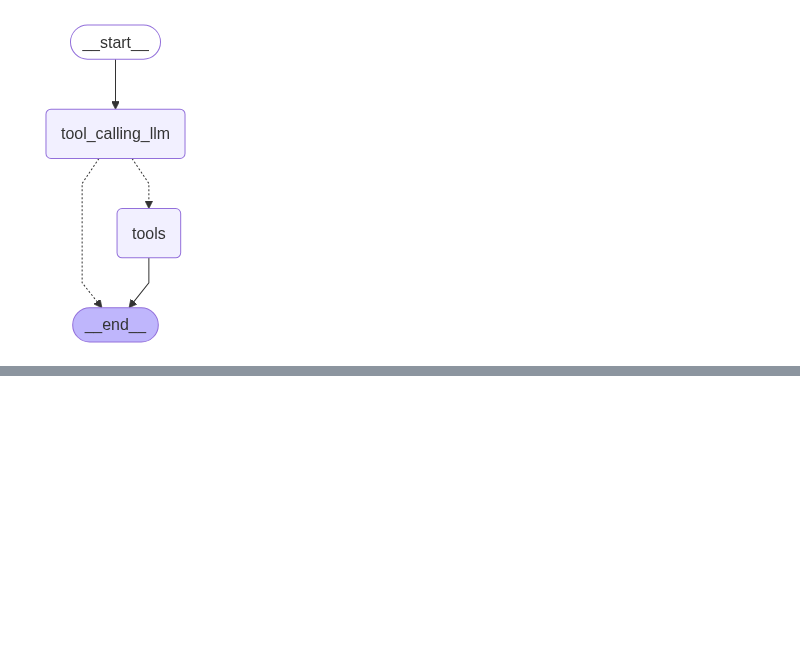
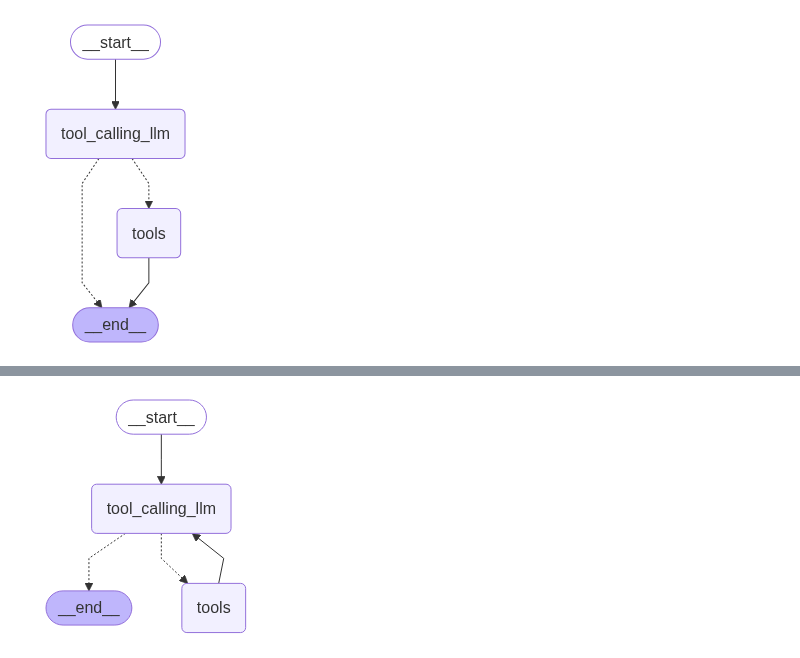
Before and after one commit to drigger091/AGENTIC_FRAMEWORK, a Jupyter notebook: Basic_chatbot/1_basic_chatbot.ipynb, the cells around one changed output, grey strips where cells are left out. Drawn from its saved outputs; the diff is of its cells as text; code cells hidden in the pictures; blank space fills up the shorter version.

```diff
--- a/Basic_chatbot/1_basic_chatbot.ipynb
+++ b/Basic_chatbot/1_basic_chatbot.ipynb
@@ -133,8 +133,24 @@ def multiply(a:int,b:int) -> int:
 
     """
     return a * b
+# %%
+
+
+#custom function node
+
+def count_characters(text: str) -> int:
+    """
+    Count the number of characters in a string
+
+    Args:
+        text (str): The input string
+
+    Returns:
+        int: Number of characters in the string
+    """
+    return len(text)
 # %%
-tools = [tool, multiply]
+tools = [tool, multiply,count_characters]
 # %%
 
 
@@ -230,0 +241,36 @@ null
+# %%
+ # React Agent architecture
+## stategraph with tools
+from langgraph.graph import StateGraph, START, END
+from langgraph.prebuilt import ToolNode , tools_condition
+
+
+
+
+def tool_calling_llm(state:State):
+    return{"messages":[llm_with_tools.invoke(state["messages"])]}
+
+builder = StateGraph(State)
+builder.add_node("tool_calling_llm", tool_calling_llm)
+builder.add_node("tools" , ToolNode(tools))
+
+
+#add edges
+builder.add_edge(START, "tool_calling_llm")
+builder.add_conditional_edges(
+    "tool_calling_llm",
+    tools_condition  # this checks if the message contains a tool call
+
+    # if the latest message contains a tool call, it will go to the tools node
+    # otherwise it will go to the END node
+)
+
+builder.add_edge("tools", "tool_calling_llm")
+
+##compile the graph
+graph = builder.compile()
+from IPython.display import Image, display
+
+display(Image(graph.get_graph().draw_mermaid_png()))
+# %% [output]
+[figure, added]
```
Also changed, not shown: parts of 17 cells of this notebook.
